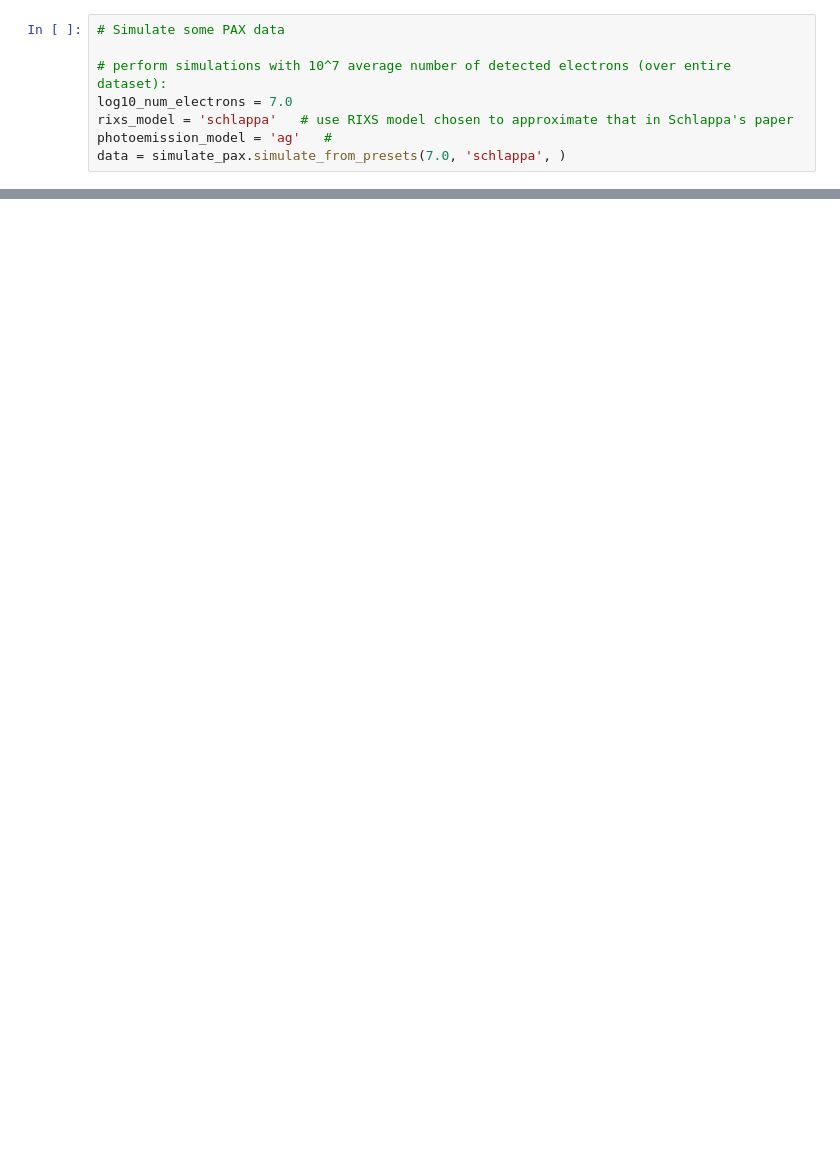
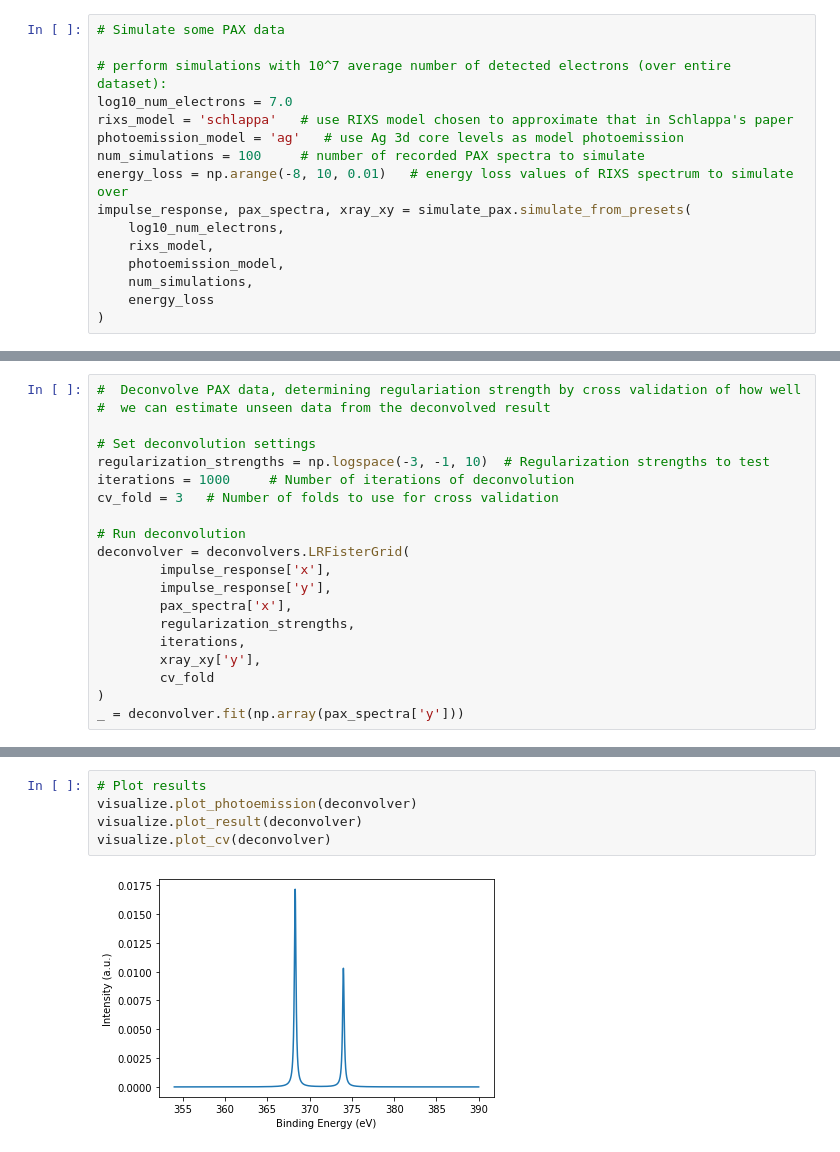
Before and after one commit to dhigley6/PAX2, a Jupyter notebook: notebooks/demonstration.ipynb, the cells around one changed output, grey strips where cells are left out. Saved outputs shown, nothing was run; the diff lists cells and outputs as text; blank space fills up the shorter version.

Commit message:
Working on deconvolution demonstration notebook

```diff
--- a/notebooks/demonstration.ipynb
+++ b/notebooks/demonstration.ipynb
@@ -10,5 +21,13 @@ from pax_deconvolve import visualize
 # perform simulations with 10^7 average number of detected electrons (over entire dataset):
 log10_num_electrons = 7.0
 rixs_model = 'schlappa'   # use RIXS model chosen to approximate that in Schlappa's paper
-photoemission_model = 'ag'   #
-data = simulate_pax.simulate_from_presets(7.0, 'schlappa', )
+photoemission_model = 'ag'   # use Ag 3d core levels as model photoemission
+num_simulations = 100     # number of recorded PAX spectra to simulate
+energy_loss = np.arange(-8, 10, 0.01)   # energy loss values of RIXS spectrum to simulate over
+impulse_response, pax_spectra, xray_xy = simulate_pax.simulate_from_presets(
+    log10_num_electrons,
+    rixs_model,
+    photoemission_model,
+    num_simulations,
+    energy_loss
+)
@@ -20,0 +62,20 @@ NameError: name 'simulate_pax' is not defined
+# %%
+#  Deconvolve PAX data, determining regulariation strength by cross validation of how well
+#  we can estimate unseen data from the deconvolved result
+
+# Set deconvolution settings
+regularization_strengths = np.logspace(-3, -1, 10)  # Regularization strengths to test
+iterations = 1000     # Number of iterations of deconvolution
+cv_fold = 3   # Number of folds to use for cross validation
+
+# Run deconvolution
+deconvolver = deconvolvers.LRFisterGrid(
+        impulse_response['x'],
+        impulse_response['y'],
+        pax_spectra['x'],
+        regularization_strengths,
+        iterations,
+        xray_xy['y'],
+        cv_fold
+)
+_ = deconvolver.fit(np.array(pax_spectra['y']))
@@ -20,0 +87,7 @@ NameError: name 'simulate_pax' is not defined
+# %%
+# Plot results
+visualize.plot_photoemission(deconvolver)
+visualize.plot_result(deconvolver)
+visualize.plot_cv(deconvolver)
+# %% [output]
+[figure, added]
```
Also changed, not shown: parts of 11 cells of this notebook, 3 other files.
